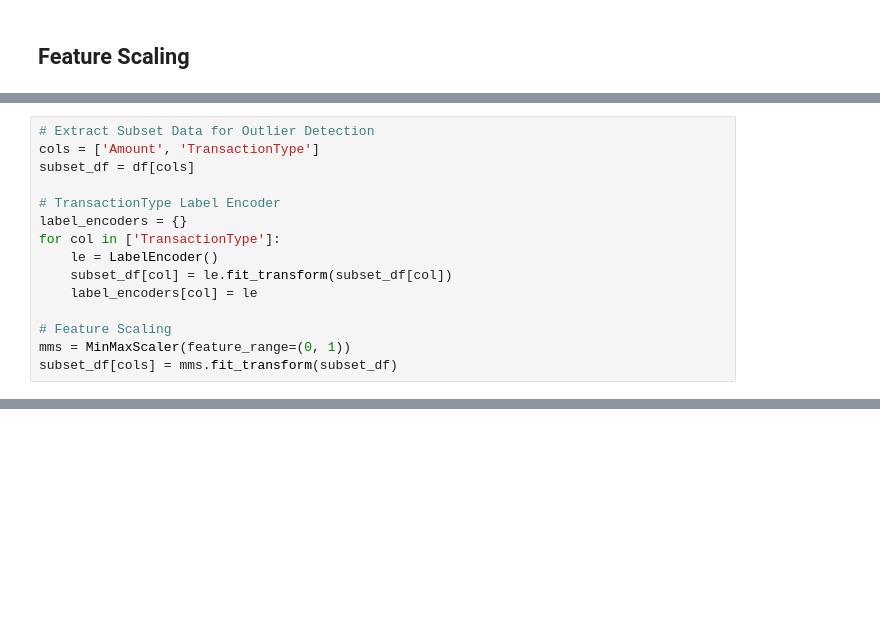
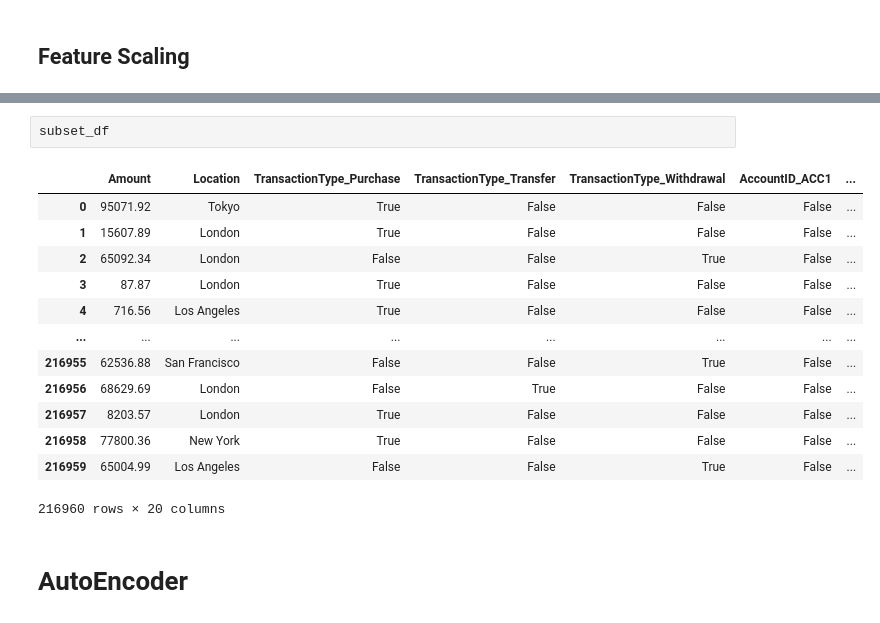
Before and after one commit to naufalkr/XAI-erp-transaction-anomaly, a Jupyter notebook: ERP_Anomaly_Detection.ipynb, the cells around one changed output, grey strips where cells are left out. Cells and saved outputs as stored; diff of their text form; blank space fills up the shorter version.

```diff
--- a/ERP_Anomaly_Detection.ipynb
+++ b/ERP_Anomaly_Detection.ipynb
@@ -808,15 +353,0 @@ from sklearn.preprocessing import MinMaxScaler
-# %%
-# Extract Subset Data for Outlier Detection
-cols = ['Amount', 'TransactionType']
-subset_df = df[cols]
-
-# TransactionType Label Encoder
-label_encoders = {}
-for col in ['TransactionType']:
-    le = LabelEncoder()
-    subset_df[col] = le.fit_transform(subset_df[col])
-    label_encoders[col] = le
-
-# Feature Scaling
-mms = MinMaxScaler(feature_range=(0, 1))
-subset_df[cols] = mms.fit_transform(subset_df)
@@ -975,0 +499,18 @@ plt.show()
+# %%
+subset_df
+# %% [output]
+|  | Amount | Location | TransactionType_Purchase | TransactionType_Transfer | TransactionType_Withdrawal | AccountID_ACC1 | ... |
+| 0 | 95071.92 | Tokyo | True | False | False | False | ... |
+| 1 | 15607.89 | London | True | False | False | False | ... |
+| 2 | 65092.34 | London | False | False | True | False | ... |
+| 3 | 87.87 | London | True | False | False | False | ... |
+| 4 | 716.56 | Los Angeles | True | False | False | False | ... |
+| ... | ... | ... | ... | ... | ... | ... | ... |
+| 216955 | 62536.88 | San Francisco | False | False | True | False | ... |
+| 216956 | 68629.69 | London | False | True | False | False | ... |
+| 216957 | 8203.57 | London | True | False | False | False | ... |
+| 216958 | 77800.36 | New York | True | False | False | False | ... |
+| 216959 | 65004.99 | Los Angeles | False | False | True | False | ... |
+216960 rows × 20 columns
+# %% [markdown]
+# AutoEncoder
```
Also changed, not shown: parts of 91 cells of this notebook.
